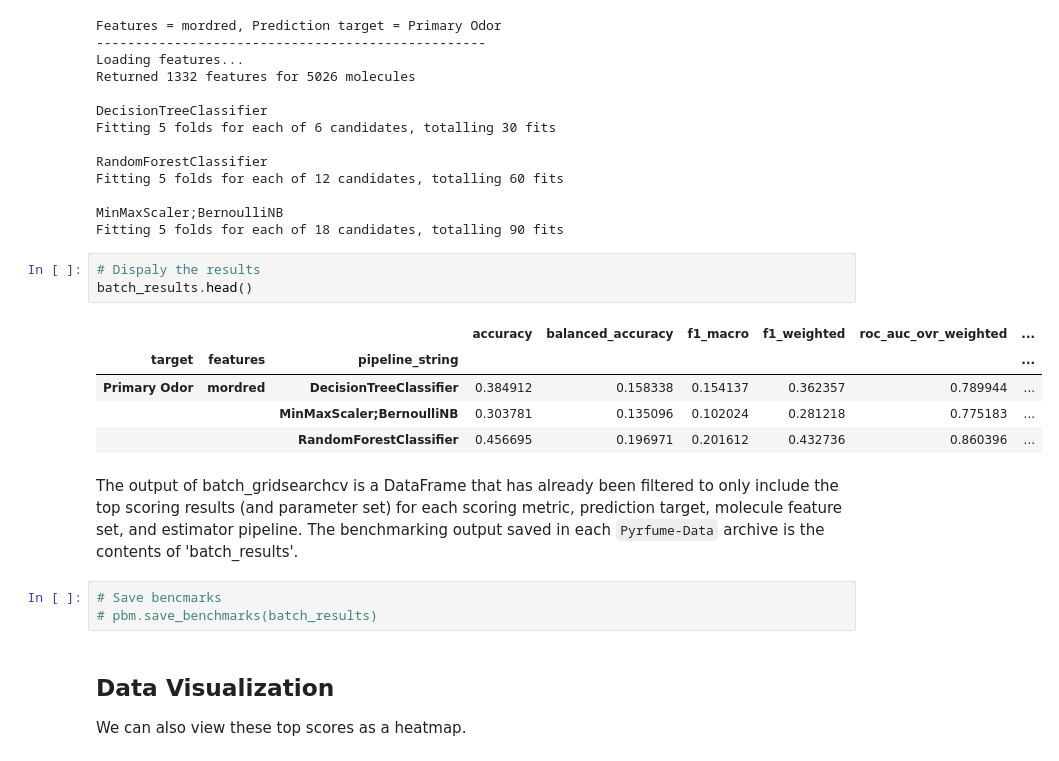
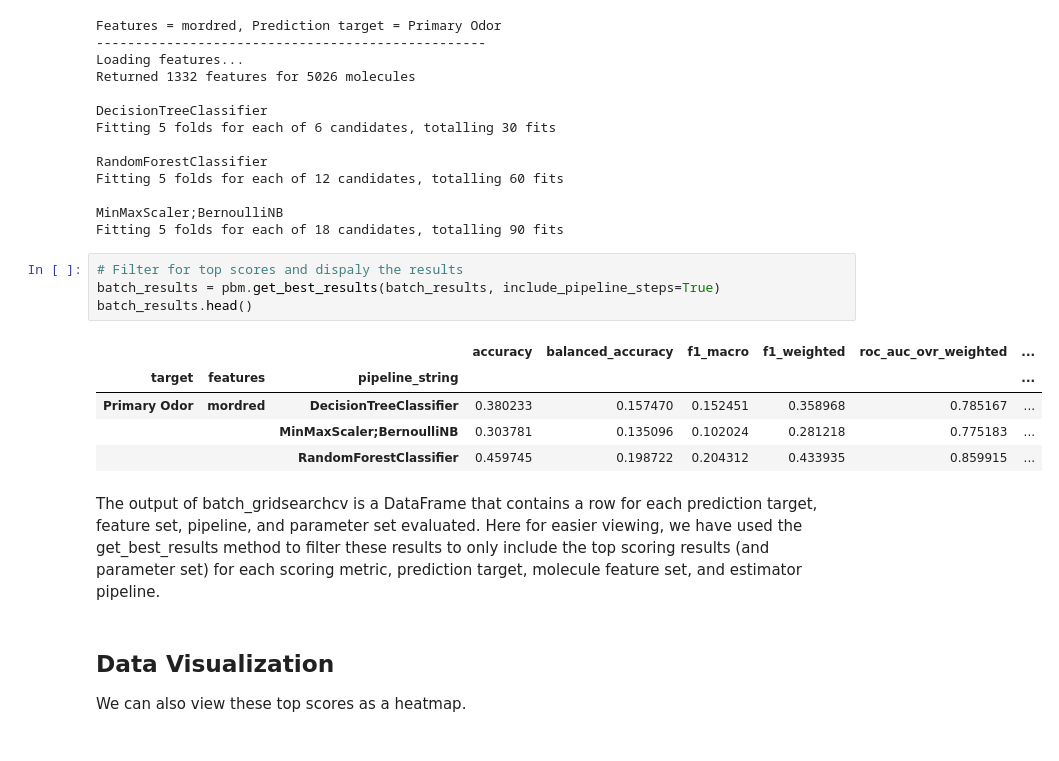
Before and after one commit to pyrfume/pyrfume, a Jupyter notebook: docs/bechmarking_demo.ipynb, the cells around one changed output. Drawn from its saved outputs; the diff is of its cells as text.

```diff
--- a/docs/bechmarking_demo.ipynb
+++ b/docs/bechmarking_demo.ipynb
@@ -336,19 +335,17 @@ Fitting 5 folds for each of 12 candidates, totalling 60 fits
 MinMaxScaler;BernoulliNB
 Fitting 5 folds for each of 18 candidates, totalling 90 fits
 # %%
-# Dispaly the results
+# Filter for top scores and dispaly the results
+batch_results = pbm.get_best_results(batch_results, include_pipeline_steps=True)
 batch_results.head()
 # %% [output]
 |  |  |  | accuracy | balanced_accuracy | f1_macro | f1_weighted | roc_auc_ovr_weighted | ... |
 | target | features | pipeline_string |  |  |  |  |  | ... |
-| Primary Odor | mordred | DecisionTreeClassifier | 0.384912 | 0.158338 | 0.154137 | 0.362357 | 0.789944 | ... |
+| Primary Odor | mordred | DecisionTreeClassifier | 0.380233 | 0.157470 | 0.152451 | 0.358968 | 0.785167 | ... |
 |  |  | MinMaxScaler;BernoulliNB | 0.303781 | 0.135096 | 0.102024 | 0.281218 | 0.775183 | ... |
-|  |  | RandomForestClassifier | 0.456695 | 0.196971 | 0.201612 | 0.432736 | 0.860396 | ... |
+|  |  | RandomForestClassifier | 0.459745 | 0.198722 | 0.204312 | 0.433935 | 0.859915 | ... |
 # %% [markdown]
-The output of <span style="font-family: courier new">batch_gridsearchcv</span> is a DataFrame that has already been filtered to only include the top scoring results (and parameter set) for each scoring metric, prediction target, molecule feature set, and estimator pipeline. The benchmarking output saved in each `Pyrfume-Data` archive is the contents of 'batch_results'.
+The output of <span style="font-family: courier new">batch_gridsearchcv</span> is a DataFrame that contains a row for each prediction target, feature set, pipeline, and parameter set evaluated. Here for easier viewing, we have used the <span style="font-family: courier new">get_best_results</span> method to filter these results to only include the top scoring results (and parameter set) for each scoring metric, prediction target, molecule feature set, and estimator pipeline.
-# %%
-# Save bencmarks
-# pbm.save_benchmarks(batch_results)
 # %% [markdown]
 ## Data Visualization
 We can also view these top scores as a heatmap.
```
Also changed, not shown: parts of 6 cells of this notebook.
